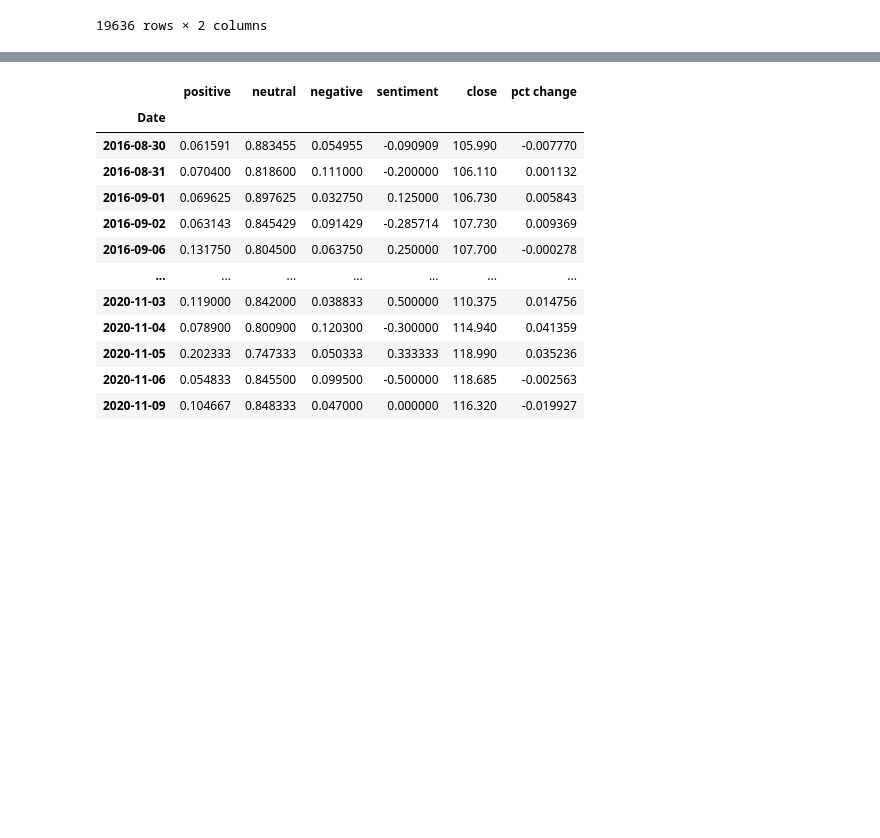
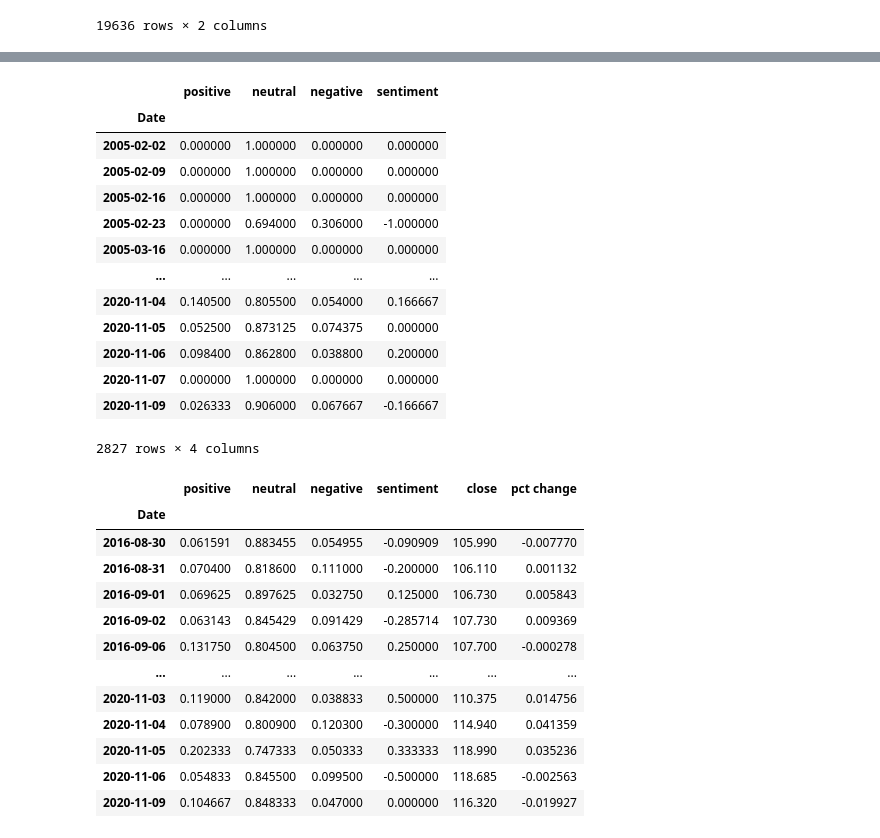
Before and after one commit to laguilar359/Group1_Project2, a Jupyter notebook: Sentiment.ipynb, the cells around one changed output, grey strips where cells are left out. Cells and saved outputs as stored; diff of their text form; code cells hidden in the pictures; blank space fills up the shorter version.

```diff
--- a/Sentiment.ipynb
+++ b/Sentiment.ipynb
@@ -188,9 +189,26 @@ spy_scores = spy_headlines.groupby(['Date']).mean().sort_values(by='Date')
 # %%
 # TO DO: drop compund col on all scores
-aapl_scores = aapl_scores.drop(columns='compound', inplace=True)
-#amzn_scores = amzn_scores.drop(columns='compound', inplace=True)
-tsla_scores = tsla_scores.drop(columns='compound', inplace=True)
-spy_scores = spy_scores.drop(columns='compound', inplace=True)
+aapl_scores = aapl_scores.drop(columns='compound')
+#amzn_scores = amzn_scores.drop(columns='compound')
+tsla_scores = tsla_scores.drop(columns='compound')
+spy_scores = spy_scores.drop(columns='compound')
+# %%
+tsla_scores
+# %% [output]
+|  | positive | neutral | negative | sentiment |
+| Date |  |  |  |  |
+| 2005-02-02 | 0.000000 | 1.000000 | 0.000000 | 0.000000 |
+| 2005-02-09 | 0.000000 | 1.000000 | 0.000000 | 0.000000 |
+| 2005-02-16 | 0.000000 | 1.000000 | 0.000000 | 0.000000 |
+| 2005-02-23 | 0.000000 | 0.694000 | 0.306000 | -1.000000 |
+| 2005-03-16 | 0.000000 | 1.000000 | 0.000000 | 0.000000 |
+| ... | ... | ... | ... | ... |
+| 2020-11-04 | 0.140500 | 0.805500 | 0.054000 | 0.166667 |
+| 2020-11-05 | 0.052500 | 0.873125 | 0.074375 | 0.000000 |
+| 2020-11-06 | 0.098400 | 0.862800 | 0.038800 | 0.200000 |
+| 2020-11-07 | 0.000000 | 1.000000 | 0.000000 | 0.000000 |
+| 2020-11-09 | 0.026333 | 0.906000 | 0.067667 | -0.166667 |
+2827 rows × 4 columns
 # %%
 # sent scores distribution across each df poss use histogram, calc meanstd, or percentiles
 aapl_complete = pd.concat([aapl_scores,aapl_stock_info], join='outer', axis=1).dropna()
```
Also changed, not shown: parts of 18 cells of this notebook, 1 other file.
